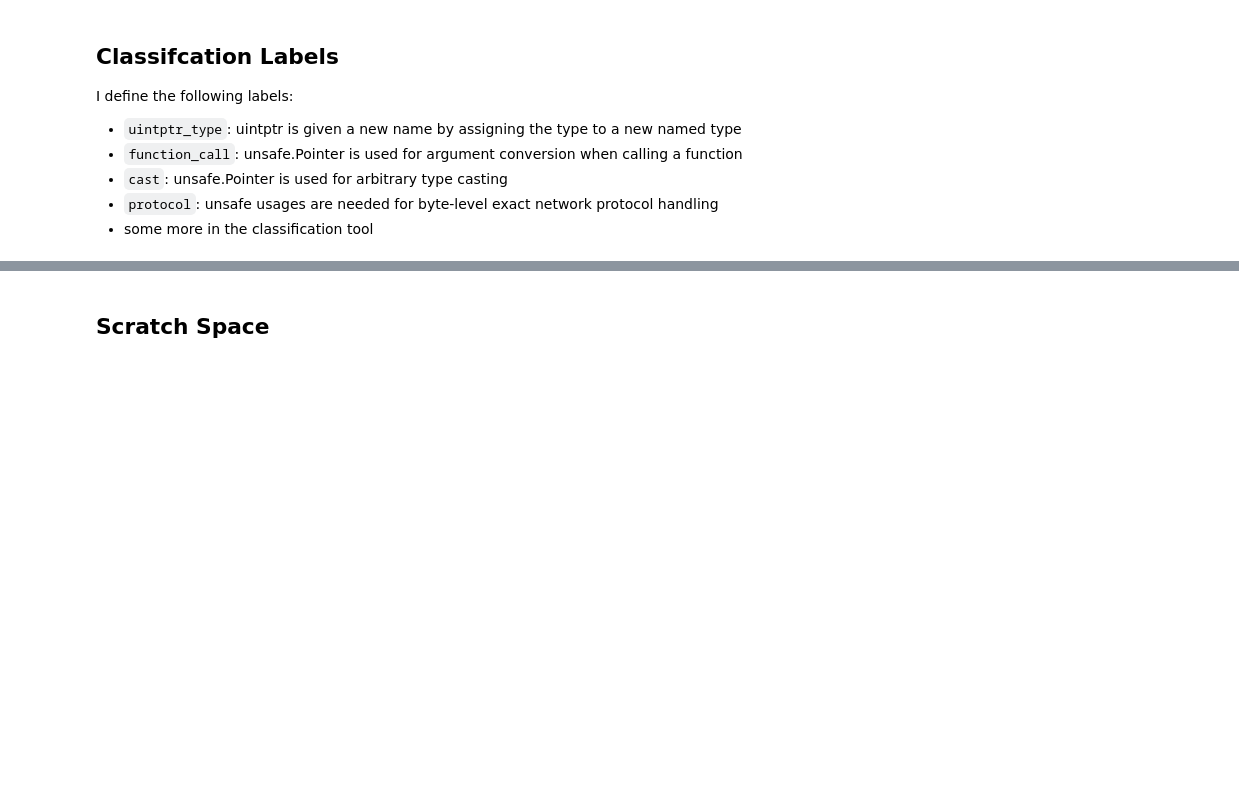
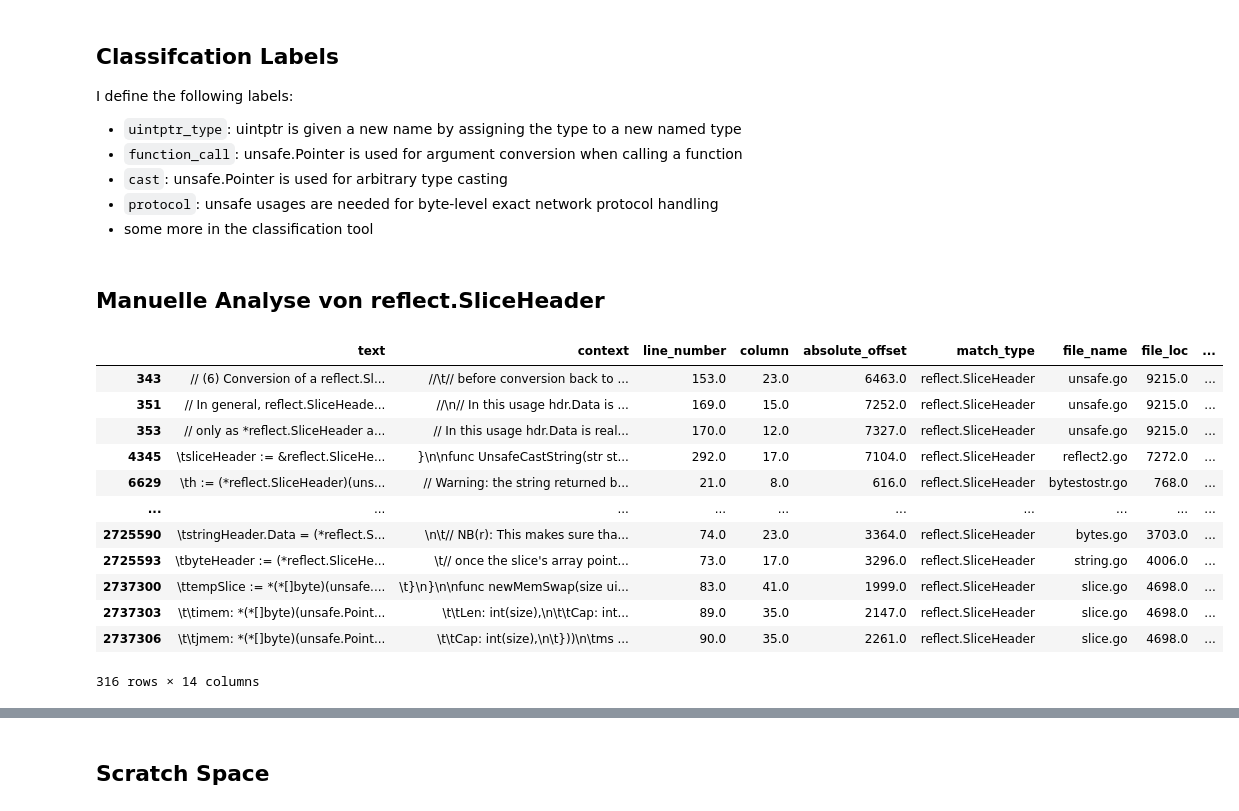
Before and after one commit to jlauinger/master-of-science, a Jupyter notebook: code/data-survey/analysis/data-exploration.ipynb, the cells around one changed output, grey strips where cells are left out. Cells and saved outputs as stored; diff of their text form; code cells hidden in the pictures; blank space fills up the shorter version.

```diff
--- a/code/data-survey/analysis/data-exploration.ipynb
+++ b/code/data-survey/analysis/data-exploration.ipynb
@@ -1366,3 +1429,26 @@ I define the following labels:
  - `cast`: unsafe.Pointer is used for arbitrary type casting
  - `protocol`: unsafe usages are needed for byte-level exact network protocol handling
  - some more in the classification tool
+# %% [markdown]
+## Manuelle Analyse von reflect.SliceHeader
+# %%
+slice_header_df = grep_df\
+    .where(grep_df['match_type']=='reflect.SliceHeader')\
+    .dropna()\
+    .drop_duplicates(subset=['line_number', 'file_name', 'package_import_path'])
+# %%
+slice_header_df
+# %% [output]
+|  | text | context | line_number | column | absolute_offset | match_type | file_name | file_loc | ... |
+| 343 | // (6) Conversion of a reflect.Sl... | //\t// before conversion back to ... | 153.0 | 23.0 | 6463.0 | reflect.SliceHeader | unsafe.go | 9215.0 | ... |
+| 351 | // In general, reflect.SliceHeade... | //\n// In this usage hdr.Data is ... | 169.0 | 15.0 | 7252.0 | reflect.SliceHeader | unsafe.go | 9215.0 | ... |
+| 353 | // only as *reflect.SliceHeader a... | // In this usage hdr.Data is real... | 170.0 | 12.0 | 7327.0 | reflect.SliceHeader | unsafe.go | 9215.0 | ... |
+| 4345 | \tsliceHeader := &reflect.SliceHe... | }\n\nfunc UnsafeCastString(str st... | 292.0 | 17.0 | 7104.0 | reflect.SliceHeader | reflect2.go | 7272.0 | ... |
+| 6629 | \th := (*reflect.SliceHeader)(uns... | // Warning: the string returned b... | 21.0 | 8.0 | 616.0 | reflect.SliceHeader | bytestostr.go | 768.0 | ... |
+| ... | ... | ... | ... | ... | ... | ... | ... | ... | ... |
+| 2725590 | \tstringHeader.Data = (*reflect.S... | \n\t// NB(r): This makes sure tha... | 74.0 | 23.0 | 3364.0 | reflect.SliceHeader | bytes.go | 3703.0 | ... |
+| 2725593 | \tbyteHeader := (*reflect.SliceHe... | \t// once the slice's array point... | 73.0 | 17.0 | 3296.0 | reflect.SliceHeader | string.go | 4006.0 | ... |
+| 2737300 | \ttempSlice := *(*[]byte)(unsafe.... | \t}\n}\n\nfunc newMemSwap(size ui... | 83.0 | 41.0 | 1999.0 | reflect.SliceHeader | slice.go | 4698.0 | ... |
+| 2737303 | \t\timem: *(*[]byte)(unsafe.Point... | \t\tLen: int(size),\n\t\tCap: int... | 89.0 | 35.0 | 2147.0 | reflect.SliceHeader | slice.go | 4698.0 | ... |
+| 2737306 | \t\tjmem: *(*[]byte)(unsafe.Point... | \t\tCap: int(size),\n\t}))\n\tms ... | 90.0 | 35.0 | 2261.0 | reflect.SliceHeader | slice.go | 4698.0 | ... |
+316 rows × 14 columns
```
Also changed, not shown: parts of 11 cells of this notebook.
